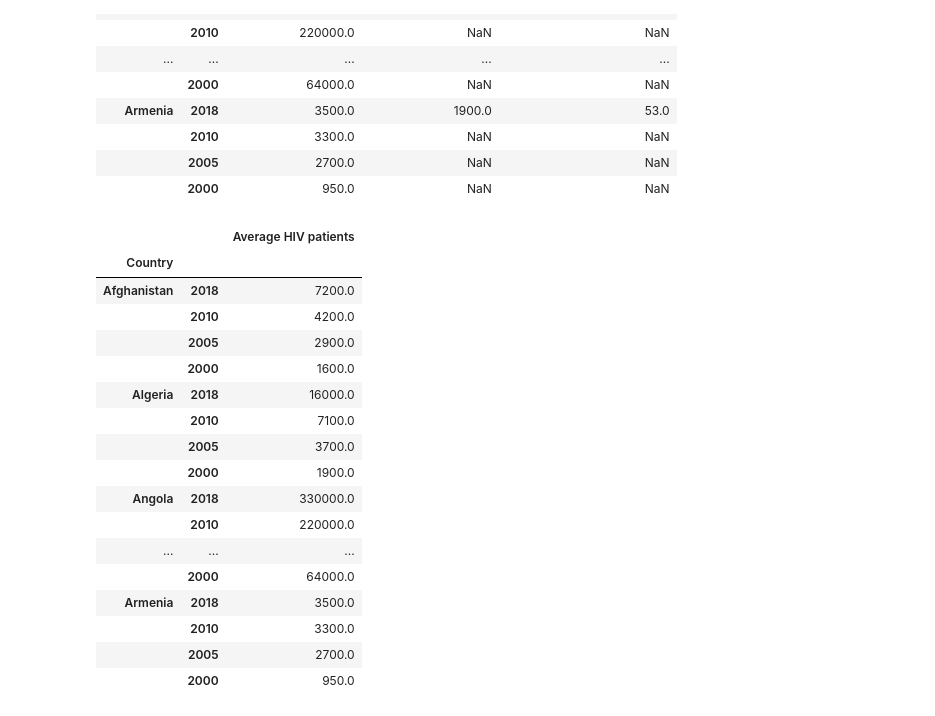
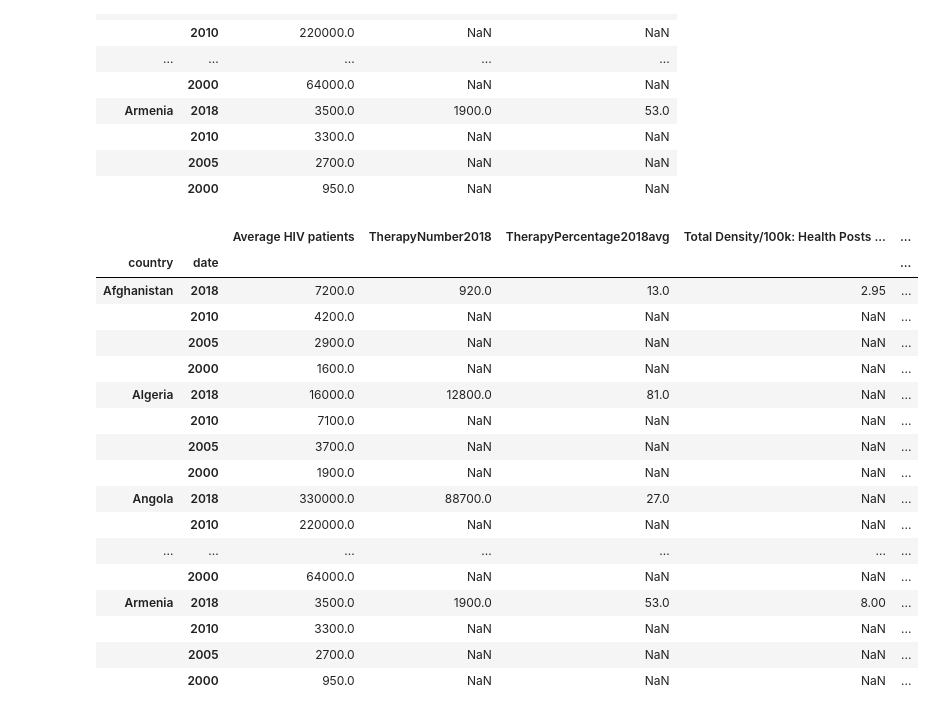
Before and after one commit to nvanrompaey/ImpactsHIVTreatment, a Jupyter notebook: CapstoneHIVtestings.ipynb, the cells around one changed output. Drawn from its saved outputs; the diff is of its cells as text; code cells hidden in the pictures.

Commit message:
Clean and join the remaining two tables.

```diff
--- a/CapstoneHIVtestings.ipynb
+++ b/CapstoneHIVtestings.ipynb
@@ -250,3 +241,19 @@ df44.head()
+# %%
+df44.set_index('Country',inplace=True)
+index440 = [(x,'2018') for x in df44.index]
+index440 = pd.MultiIndex.from_tuples(index440,names=['country','date'])
+df44.columns=['ARVtreatment',
+              'HEPtreatment',
+              'HIVtest',
+              'HEPtest',
+              'HEPvaccine']
+df440 = pd.DataFrame({'HIV (ARV) treatment 2014 in specialized facilities and services':df44['ARVtreatment'].to_list(),
+                      'HEPATITIS treatment 2014 in specialized facilities and services':df44['HEPtreatment'].to_list(),
+                      'HIV testing and councelling 2014 in specialized facilities and services':df44['HIVtest'].to_list(),
+                      'Hepatitis testing and councelling 2014 in specialized facilities and services':df44['HEPtest'].to_list(),
+                      'Hepatitis Vaccination 2014 in specialized facilities and services':df44['HEPvaccine'].to_list()}
+                      ,index440)
+df440.index = [df440.index.get_level_values(0),df440.index.get_level_values(1).astype(str)]
 # %%
 df33 = df3[df3['Year']==2013]
 # %%
@@ -258,3 +265,21 @@ df33.head()
 | 5 | Antigua and Barbuda | 2013 | NaN | NaN | NaN | ... |
 | 7 | Armenia | 2013 | 8.00 | 0.54 | 1.81 | ... |
 | 9 | Azerbaijan | 2013 | NaN | 7.44 | 5.31 | ... |
+# %%
+df33.set_index('Country',inplace=True)
+index331 = [(x,'2018') for x in df33.index]
+index331 = pd.MultiIndex.from_tuples(index331,names=['country','date'])
+df33.columns=['Year',
+              'Total Density/100k: Health Posts',
+              'Total Density/100k: Health Centers',
+              'Total Density/100k: Rural Hospitals',
+              'Total Density/100k: Provincial Hospitals',
+              'Total Density/100k: Specialized Hospitals',
+              'Total Density/100k: Total Hospitals']
+df331 = pd.DataFrame({'Total Density/100k: Health Posts 2013':df33['Total Density/100k: Health Posts'].to_list(),
+                      'Total Density/100k: Health Centers 2013':df33['Total Density/100k: Health Centers'].to_list(),
+                      'Total Density/100k: Rural Hospitals 2013':df33['Total Density/100k: Rural Hospitals'].to_list(),
+                      'Total Density/100k: Provincial Hospitals 2013':df33['Total Density/100k: Provincial Hospitals'].to_list(),
+                      'Total Density/100k: Specialized Hospitals 2013':df33['Total Density/100k: Specialized Hospitals'].to_list(),
+                      'Total Density/100k: Total Hospitals 2013':df33['Total Density/100k: Total Hospitals'].to_list()},index331)
+df331.index = [df331.index.get_level_values(0),df331.index.get_level_values(1).astype(str)]
@@ -322,24 +357,28 @@ df220.head(20)
 |  | 2010 | 3300.0 | NaN | NaN |
 |  | 2005 | 2700.0 | NaN | NaN |
 |  | 2000 | 950.0 | NaN | NaN |
+# %%
+df230 = df220.join(df331,on=['country','date'])
+# %%
+df234 = df230.join(df440, on=['country','date'])
 # %%
-df220.head(20)
+df234.head(20)
 # %% [output]
-|  |  | Average HIV patients |
-| Country |  |  |
-| Afghanistan | 2018 | 7200.0 |
-|  | 2010 | 4200.0 |
-|  | 2005 | 2900.0 |
-|  | 2000 | 1600.0 |
-| Algeria | 2018 | 16000.0 |
-|  | 2010 | 7100.0 |
-|  | 2005 | 3700.0 |
-|  | 2000 | 1900.0 |
-| Angola | 2018 | 330000.0 |
-|  | 2010 | 220000.0 |
-| ... | ... | ... |
-|  | 2000 | 64000.0 |
-| Armenia | 2018 | 3500.0 |
-|  | 2010 | 3300.0 |
-|  | 2005 | 2700.0 |
-|  | 2000 | 950.0 |
+|  |  | Average HIV patients | TherapyNumber2018 | TherapyPercentage2018avg | Total Density/100k: Health Posts ... | ... |
+| country | date |  |  |  |  | ... |
+| Afghanistan | 2018 | 7200.0 | 920.0 | 13.0 | 2.95 | ... |
+|  | 2010 | 4200.0 | NaN | NaN | NaN | ... |
+|  | 2005 | 2900.0 | NaN | NaN | NaN | ... |
+|  | 2000 | 1600.0 | NaN | NaN | NaN | ... |
+| Algeria | 2018 | 16000.0 | 12800.0 | 81.0 | NaN | ... |
+|  | 2010 | 7100.0 | NaN | NaN | NaN | ... |
+|  | 2005 | 3700.0 | NaN | NaN | NaN | ... |
+|  | 2000 | 1900.0 | NaN | NaN | NaN | ... |
+| Angola | 2018 | 330000.0 | 88700.0 | 27.0 | NaN | ... |
+|  | 2010 | 220000.0 | NaN | NaN | NaN | ... |
+| ... | ... | ... | ... | ... | ... | ... |
+|  | 2000 | 64000.0 | NaN | NaN | NaN | ... |
+| Armenia | 2018 | 3500.0 | 1900.0 | 53.0 | 8.00 | ... |
+|  | 2010 | 3300.0 | NaN | NaN | NaN | ... |
+|  | 2005 | 2700.0 | NaN | NaN | NaN | ... |
+|  | 2000 | 950.0 | NaN | NaN | NaN | ... |
```
Also changed, not shown: parts of 4 cells of this notebook, 1 other file.
